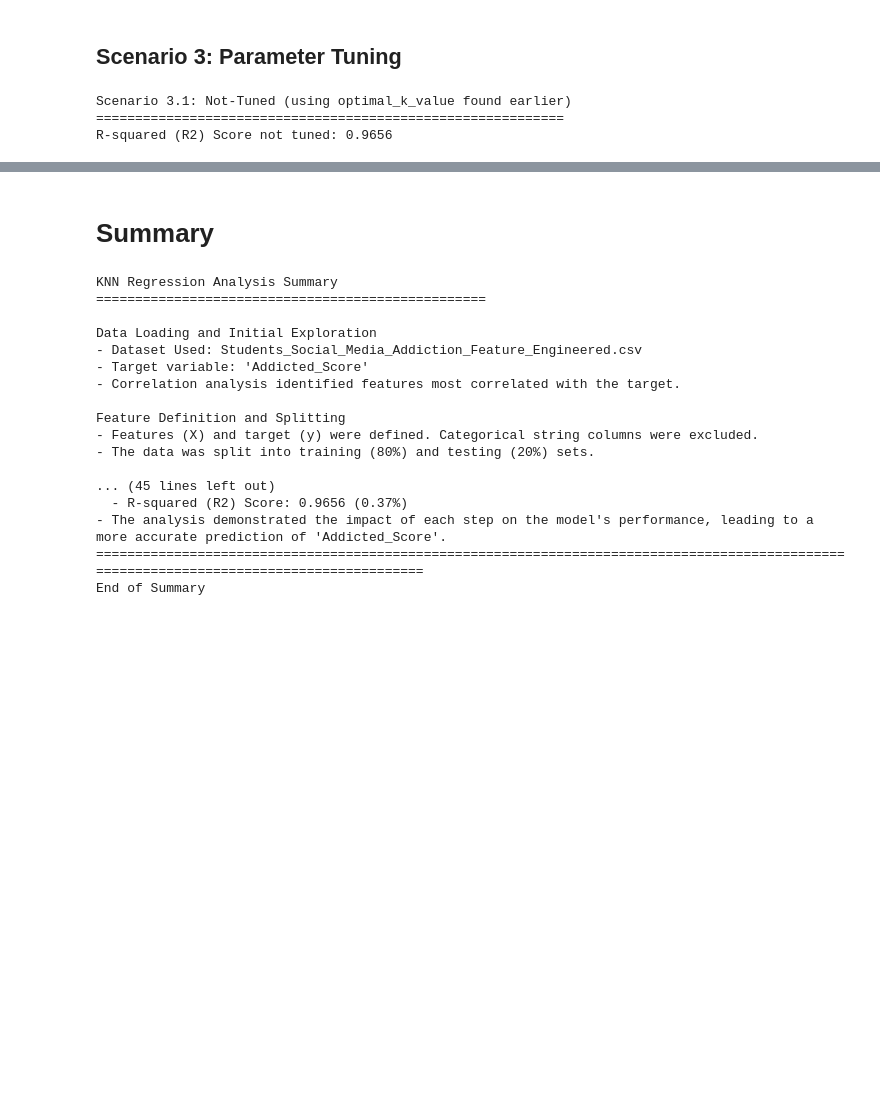
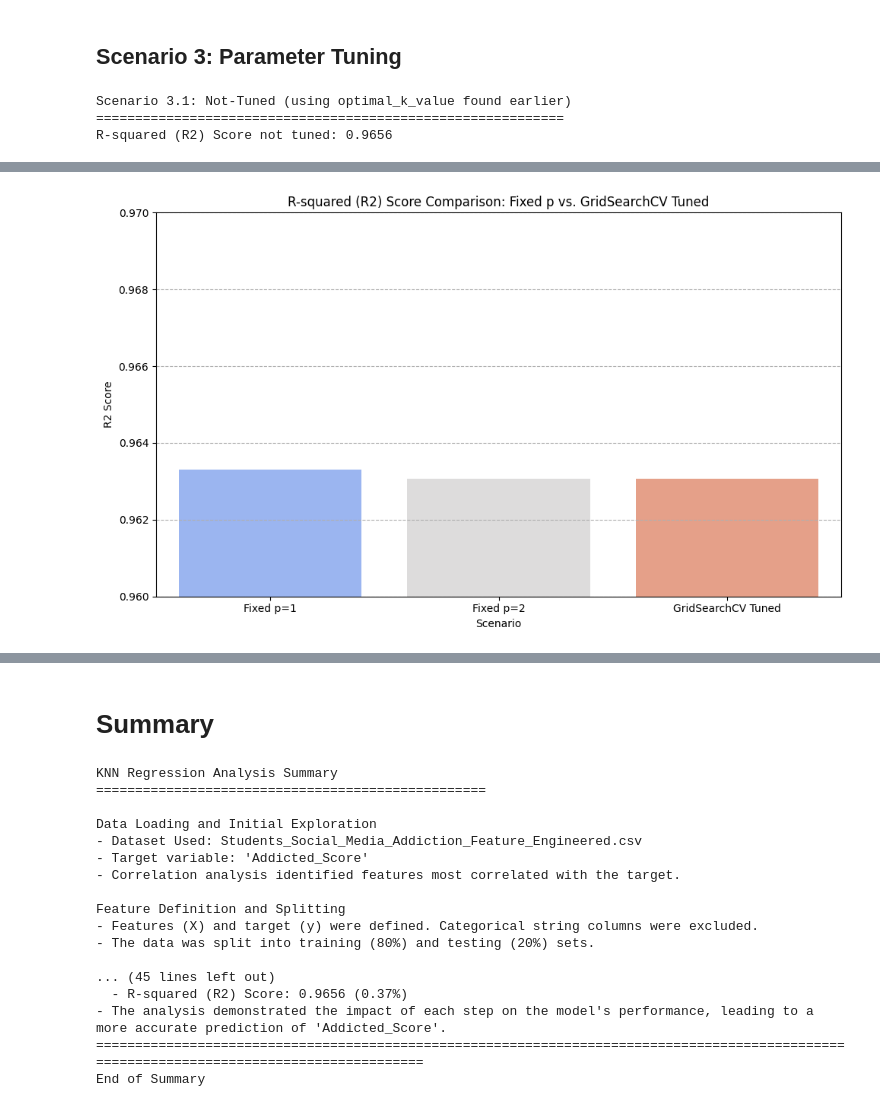
Before and after one commit to tsaqifimtinan/finalproject-kel-8-pm-d, a Jupyter notebook: KNN/KNN_Regression_Analysis.ipynb, the cells around one changed output, grey strips where cells are left out. Cells and saved outputs as stored; diff of their text form; code cells hidden in the pictures; blank space fills up the shorter version.

```diff
--- a/KNN/KNN_Regression_Analysis.ipynb
+++ b/KNN/KNN_Regression_Analysis.ipynb
@@ -664,0 +641,97 @@ The Best Model based on R2 is: Not Tuned Model
+# %%
+# --- Scenario A: Using GridSearchCV Best Parameters but with p=1 ---
+print("\nScenario A: GridSearchCV Best Parameters (p=1)")
+print("=" * 60)
+
+# Get the best parameters from GridSearchCV, but force p=1
+best_params_p1 = best_params_tuned.copy()
+best_params_p1['p'] = 1
+
+# Initialize and train the KNeighborsRegressor with these parameters
+knn_regressor_p1 = KNeighborsRegressor(**best_params_p1)
+
+# Use the scaled training data
+knn_regressor_p1.fit(X_train_scaled, y_train)
+
+# Make predictions on the scaled test data
+y_pred_p1 = knn_regressor_p1.predict(X_test_scaled)
+
+# Evaluate the R2 Score
+r2_p1 = r2_score(y_test, y_pred_p1)
+
+print(f"R-squared (R2) Score with GridSearchCV parameters (p=1): {r2_p1:.4f}")
+
+
+# --- Scenario B: Using GridSearchCV Best Parameters but with p=2 ---
+print("\nScenario B: GridSearchCV Best Parameters (p=2)")
+print("=" * 60)
+
+# Get the best parameters from GridSearchCV, but force p=2
+best_params_p2 = best_params_tuned.copy()
+best_params_p2['p'] = 2
+
+# Initialize and train the KNeighborsRegressor with these parameters
+knn_regressor_p2 = KNeighborsRegressor(**best_params_p2)
+
+# Use the scaled training data
+knn_regressor_p2.fit(X_train_scaled, y_train)
+
+# Make predictions on the scaled test data
+y_pred_p2 = knn_regressor_p2.predict(X_test_scaled)
+
+# Evaluate the R2 Score
+r2_p2 = r2_score(y_test, y_pred_p2)
+
+print(f"R-squared (R2) Score with GridSearchCV parameters (p=2): {r2_p2:.4f}")
+
+
+# --- Scenario C: Using GridSearchCV Best Parameters ---
+print("\nScenario C: Using GridSearchCV Best Parameters (The Tuned Model)")
+print("=" * 75)
+
+# We already have the R2 for the GridSearchCV tuned model from before
+r2_gridsearch_tuned = r2_tuned
+
+print(f"R-squared (R2) Score with GridSearchCV Best Parameters: {r2_gridsearch_tuned:.4f}")
+
+# --- Visualize Comparison: Scenarios A, B, and C ---
+print("\nVisualizing R2 Score Comparison: Scenarios A, B, and C")
+print("=" * 85)
+
+scenario_labels_abc = ["Fixed p=1", "Fixed p=2", "GridSearchCV Tuned"]
+r2_values_abc = [r2_p1, r2_p2, r2_gridsearch_tuned]
+
+comparison_df_abc = pd.DataFrame({
+    'Scenario': scenario_labels_abc,
+    'R2 Score': r2_values_abc
+})
+
+plt.figure(figsize=(10, 6))
+sns.barplot(x='Scenario', y='R2 Score', data=comparison_df_abc, palette='coolwarm')
+plt.title('R-squared (R2) Score Comparison: Fixed p vs. GridSearchCV Tuned')
+plt.ylabel('R2 Score')
+plt.xlabel('Scenario')
+plt.ylim(0.96, 0.97)
+plt.grid(axis='y', linestyle='--')
+plt.tight_layout()
+plt.show()
+
+print("\nComparison of R2 Scores:")
+print(f"Scenario A (Fixed p=1): {r2_p1:.4f}")
+print(f"Scenario B (Fixed p=2): {r2_p2:.4f}")
+print(f"Scenario C (GridSearchCV Tuned): {r2_gridsearch_tuned:.4f}")
+
+# Determine the best scenario
+best_r2 = max(r2_p1, r2_p2, r2_gridsearch_tuned)
+
+if best_r2 == r2_gridsearch_tuned:
+    print("\nScenario C (GridSearchCV Tuned) performed best.")
+elif best_r2 == r2_p1:
+     print("\nScenario A (Fixed p=1) performed best.")
+else: # best_r2 == r2_p2
+    print("\nScenario B (Fixed p=2) performed best.")
+
+print("\nEven though that using GridSearchCV is 'worse' than using the best individual performance params (-0.002 difference), we will use the best params from GridSearchCV as the 'best performing' Tuned Model.")
+print("\nIf we have a bigger test set, we might see the difference.")
+print("\nBecause of that, we will use the GridSearchCV Params as the Tuned Model for the comparison.")
+# %% [output]
@@ -664,0 +752 @@ The Best Model based on R2 is: Not Tuned Model
+[figure, added]
```
Also changed, not shown: parts of 8 cells of this notebook.
